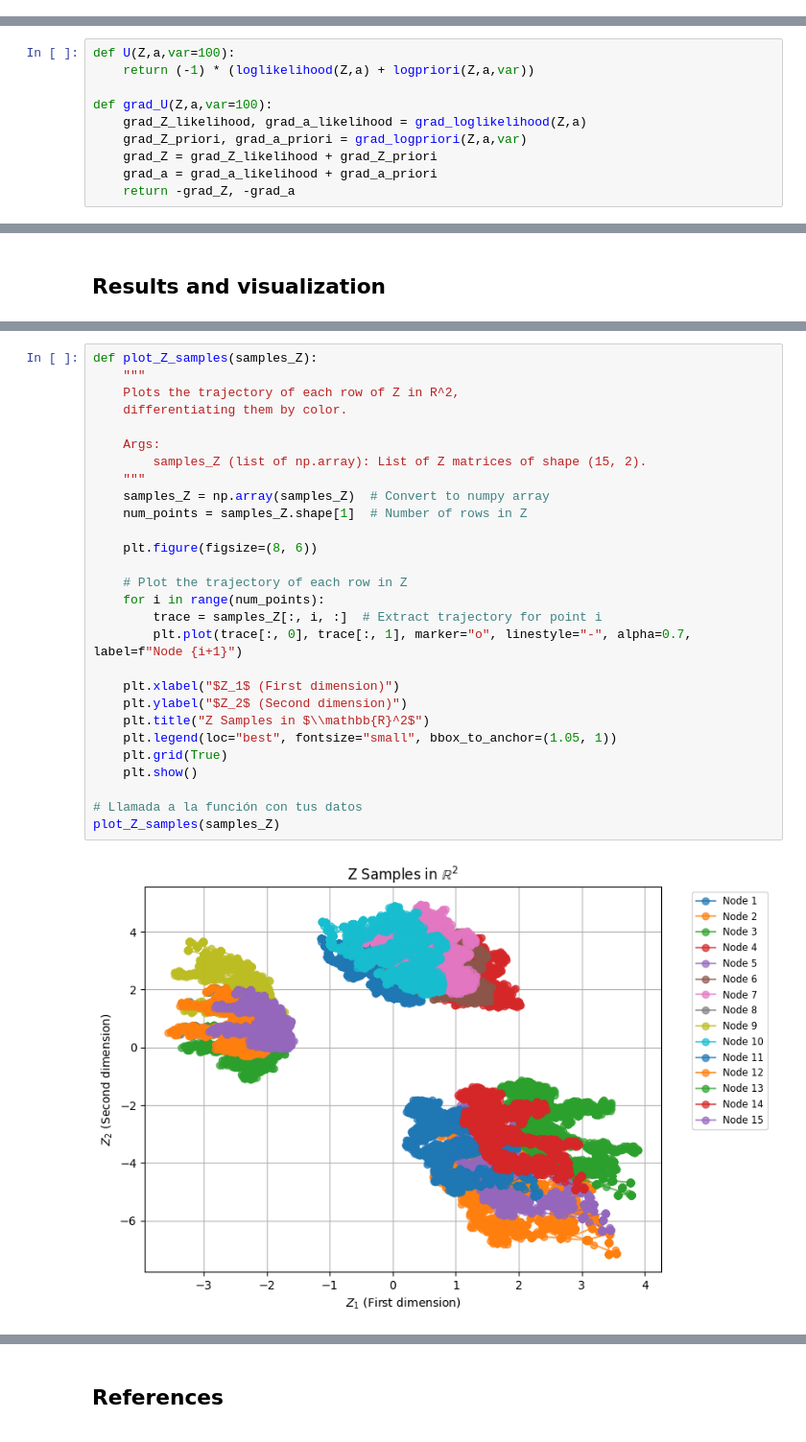
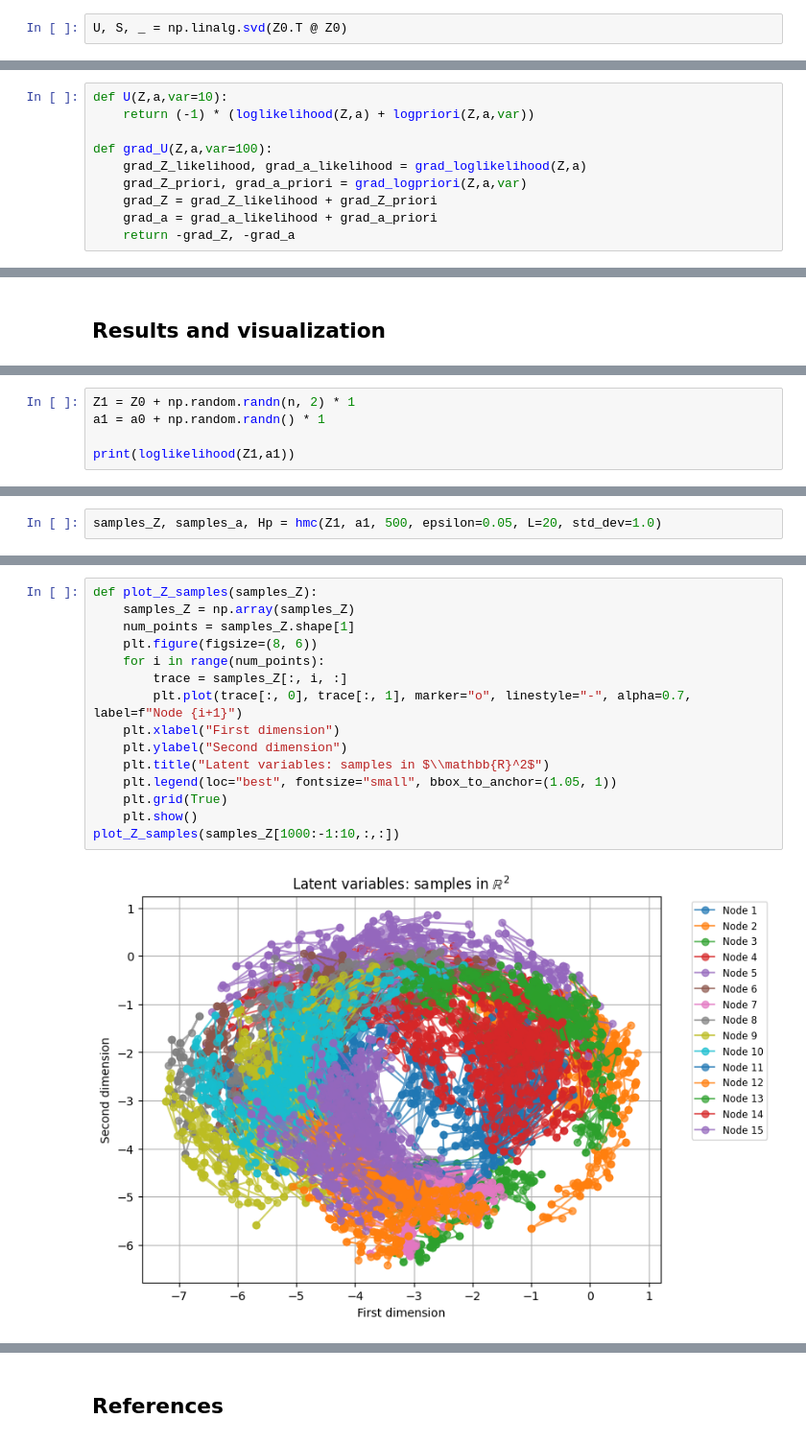
Before and after one commit to cnosa/LatentSpaces_Network_Manifold, a Jupyter notebook: LatentNetwork_Euclidean.ipynb, the cells around one changed output, grey strips where cells are left out. Shown at 96% size. Saved outputs shown, nothing was run; the diff lists cells and outputs as text.

```diff
--- a/LatentNetwork_Euclidean.ipynb
+++ b/LatentNetwork_Euclidean.ipynb
@@ -205,3 +232,5 @@ print(loglikelihood(np.random.randn(n, 2),np.random.randn()))
+# %%
+U, S, _ = np.linalg.svd(Z0.T @ Z0)
 # %%
 plt.plot(Z0[:,0],Z0[:,1], 'mo')
 plt.show()
@@ -273,7 +302,7 @@ plt.show()
 # %% [markdown]
 ## Potential energy
 # %%
-def U(Z,a,var=100):
+def U(Z,a,var=10):
     return (-1) * (loglikelihood(Z,a) + logpriori(Z,a,var))
 
 def grad_U(Z,a,var=100):
@@ -384,0 +451,5 @@ samples_Z, samples_a = hmc(Z0,a0,5000)
+# %%
+Z1 = Z0 + np.random.randn(n, 2) * 1
+a1 = a0 + np.random.randn() * 1
+
+print(loglikelihood(Z1,a1))
@@ -384,0 +458,2 @@ samples_Z, samples_a = hmc(Z0,a0,5000)
+# %%
+samples_Z, samples_a, Hp = hmc(Z1, a1, 500, epsilon=0.05, L=20, std_dev=1.0)
@@ -385,30 +462,17 @@ samples_Z, samples_a = hmc(Z0,a0,5000)
 # %%
 def plot_Z_samples(samples_Z):
-    """
-    Plots the trajectory of each row of Z in R^2,
-    differentiating them by color.
-
-    Args:
-        samples_Z (list of np.array): List of Z matrices of shape (15, 2).
-    """
-    samples_Z = np.array(samples_Z)  # Convert to numpy array
-    num_points = samples_Z.shape[1]  # Number of rows in Z
-
+    samples_Z = np.array(samples_Z)
+    num_points = samples_Z.shape[1]
     plt.figure(figsize=(8, 6))
-
-    # Plot the trajectory of each row in Z
     for i in range(num_points):
-        trace = samples_Z[:, i, :]  # Extract trajectory for point i
+        trace = samples_Z[:, i, :]
         plt.plot(trace[:, 0], trace[:, 1], marker="o", linestyle="-", alpha=0.7, label=f"Node {i+1}")
-
-    plt.xlabel("$Z_1$ (First dimension)")
-    plt.ylabel("$Z_2$ (Second dimension)")
-    plt.title("Z Samples in $\\mathbb{R}^2$")
+    plt.xlabel("First dimension")
+    plt.ylabel("Second dimension")
+    plt.title("Latent variables: samples in $\\mathbb{R}^2$")
     plt.legend(loc="best", fontsize="small", bbox_to_anchor=(1.05, 1))
     plt.grid(True)
     plt.show()
-
-# Llamada a la función con tus datos
-plot_Z_samples(samples_Z)
+plot_Z_samples(samples_Z[1000:-1:10,:,:])
 # %% [output]
-[figure, old version]
+[figure, new version]
```
Also changed, not shown: parts of 24 cells of this notebook, 4 other files.
